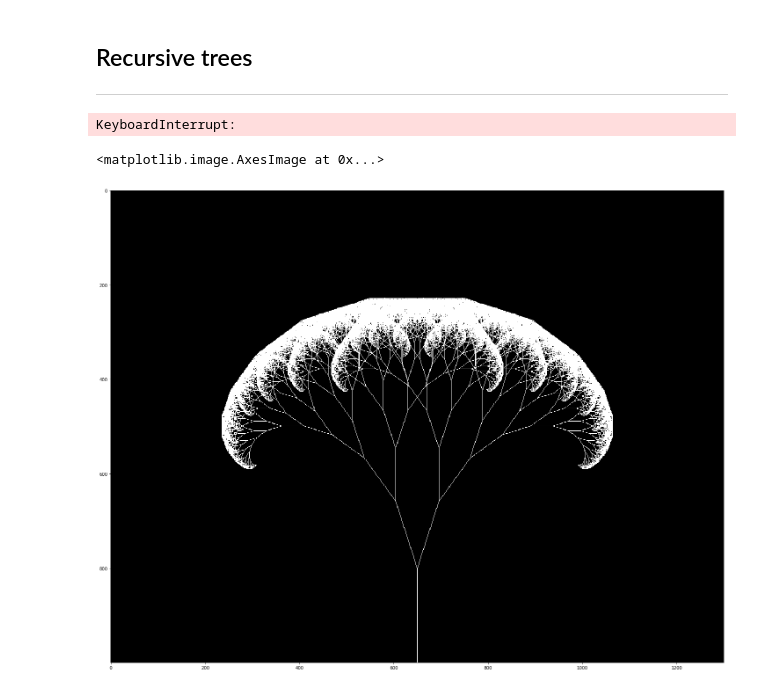
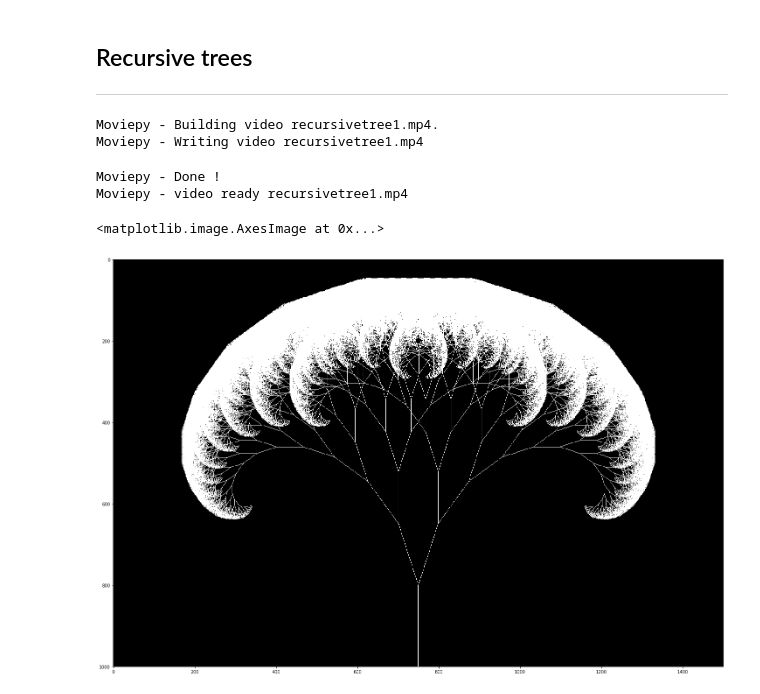
Before and after one commit to nadavhacmun/Animations, a Jupyter notebook: animations.ipynb, the cells around one changed output. Cells and saved outputs as stored; diff of their text form; code cells hidden in the pictures.

Commit message:
working on recursive trees

```diff
--- a/animations.ipynb
+++ b/animations.ipynb
@@ -600,54 +600,68 @@ Testing derivative:  4.242640687119286 8.049844718999243 12.016655108639842 16.0
 ## Recursive trees
 ---
 # %%
-def RecursiveTreeHelper(img, X ,Y, angle, r, common_ratio, min_r, base_angle, write_img=False, counter=0):
+def RecursiveTreeHelper(img, X ,Y, angle, r, common_ratio, min_r, base_angle, write_img=False, counter=0, noise=0):
     r = r*common_ratio
     if r < min_r:
-        return
+        return counter
     angle1 = angle + base_angle
     angle2 = angle - base_angle
-    dx1 = int(r * np.sin(angle1))
-    dy1 = int(r * np.cos(angle1))
-    dx2 = int(r * np.sin(angle2))
-    dy2 = int(r * np.cos(angle2))
+    if noise != 0:
+        n = noise_(noise)
+        nn = noise_(noise)
+        dx1 = int((r + nn[0]) * np.sin(angle1 + n[0]))
+        dy1 = int((r + nn[1]) * np.cos(angle1 + n[1]))
+        dx2 = int((r + nn[2]) * np.sin(angle2 + n[2]))
+        dy2 = int((r + nn[3]) * np.cos(angle2 + n[3]))
+    else:
+        dx1 = int(r * np.sin(angle1))
+        dy1 = int(r * np.cos(angle1))
+        dx2 = int(r * np.sin(angle2))
+        dy2 = int(r * np.cos(angle2))
     cv2.line(img, (X, Y), (X + dx1, Y - dy1), color=(255))
     cv2.line(img, (X, Y), (X + dx2, Y - dy2), color=(255))
     if write_img:
         cv2.imwrite("./data/img-{}.jpg".format(counter), np.dstack([img, img, img]))
         counter += 1
-    RecursiveTreeHelper(img, X + dx1, Y - dy1, angle1, r, common_ratio, min_r, base_angle, counter)
-    RecursiveTreeHelper(img, X + dx2, Y - dy2, angle2, r, common_ratio, min_r, base_angle, counter)
+    counter = RecursiveTreeHelper(img, X + dx1, Y - dy1, angle1, r, common_ratio, min_r, base_angle, write_img, counter, noise)
+    counter = RecursiveTreeHelper(img, X + dx2, Y - dy2, angle2, r, common_ratio, min_r, base_angle, write_img, counter, noise)
 
     return counter
 
-def MakeRecursiveTree(width, height, angle, r, common_ratio, min_r, base_angle, write_process_img=False):
+def MakeRecursiveTree(width, height, angle, r, common_ratio, min_r, base_angle, write_process_img=False, noise=0):
     img = np.zeros((height, width))
     cv2.line(img, (int(width/2), height), (int(width/2), height - r), color=(255))
-    counter = RecursiveTreeHelper(img, int(width/2), height - r, angle, r, common_ratio, min_r, base_angle, write_process_img)
+    counter = RecursiveTreeHelper(img, int(width/2), height - r, angle, r, common_ratio, min_r, base_angle, write_process_img, 0, noise)
 
     return img, counter
 
-def RecursiveTreeAnimationParam(width, height, angle_min, angle_max, r, common_ratio, min_r, frames, fname, fps):
+def RecursiveTreeAnimationParam(width, height, angle_min, angle_max, r, common_ratio, min_r, frames, fname, fps, noise=0):
     param_space = np.linspace(angle_min, angle_max, frames)
     order = []
     for i, angle in enumerate(param_space):
-        img, _ = MakeRecursiveTree(width, height, 0, r, common_ratio, min_r, angle, False)
+        img, _ = MakeRecursiveTree(width, height, 0, r, common_ratio, min_r, angle, False, noise)
         cv2.imwrite("./data/img-{}.jpg".format(i), np.dstack([img, img, img]))
         order.append("./data/img-{}.jpg".format(i))
 
     clip = mvpy.ImageSequenceClip(order, fps=fps)
     clip.write_videofile(fname, fps=fps)
 
-def RecursiveTreeAnimation(width, height, angle, r, common_ratio, min_r, base_angle, fps, fname, write_process_img=False):
-    img, counter = MakeRecursiveTree(width, height, angle, r, common_ratio, min_r, base_angle, write_process_img)
+def RecursiveTreeAnimation(width, height, angle, r, common_ratio, min_r, base_angle, fps, fname, write_process_img=False, noise=0):
+    img, counter = MakeRecursiveTree(width, height, angle, r, common_ratio, min_r, base_angle, write_process_img, noise)
     order = []
     for i in range(counter):
         order.append("./data/img-{}.jpg".format(i))
 
     clip = mvpy.ImageSequenceClip(order, fps=fps)
     clip.write_videofile(fname, fps=fps)
+
+def noise_(diff):
+    return np.random.rand(4)*2*diff - diff
 # %%
-RecursiveTreeAnimation(1500, 1000, 0, 200, 0.8, 3, np.pi/10, 70, "recursivetree1.mp4", True)
+RecursiveTreeAnimation(1500, 1000, 0, 200, 0.8, 20, np.pi/10, 150, "recursivetree1.mp4", True)
 # %% [output]
-KeyboardInterrupt:
+Moviepy - Building video recursivetree1.mp4.
+Moviepy - Writing video recursivetree1.mp4
+Moviepy - Done !
+Moviepy - video ready recursivetree1.mp4
 # %%
@@ -655,6 +669,8 @@ img = MakeRecursiveTree(1300, 1000, 0, 200, 0.75, 2, np.pi/10)
+# %%
+img2, _ = MakeRecursiveTree(1500, 1000, 0, 200, 0.8, 3, np.pi/10, False, 0)
 # %%
 plt.figure(figsize=(25,25))
-plt.imshow(img, cmap="gray")
+plt.imshow(img2, cmap="gray")
 # %% [output]
 <matplotlib.image.AxesImage at 0x...>
-[figure, old version]
+[figure, new version]
```
Also changed, not shown: parts of 1 cell of this notebook.
